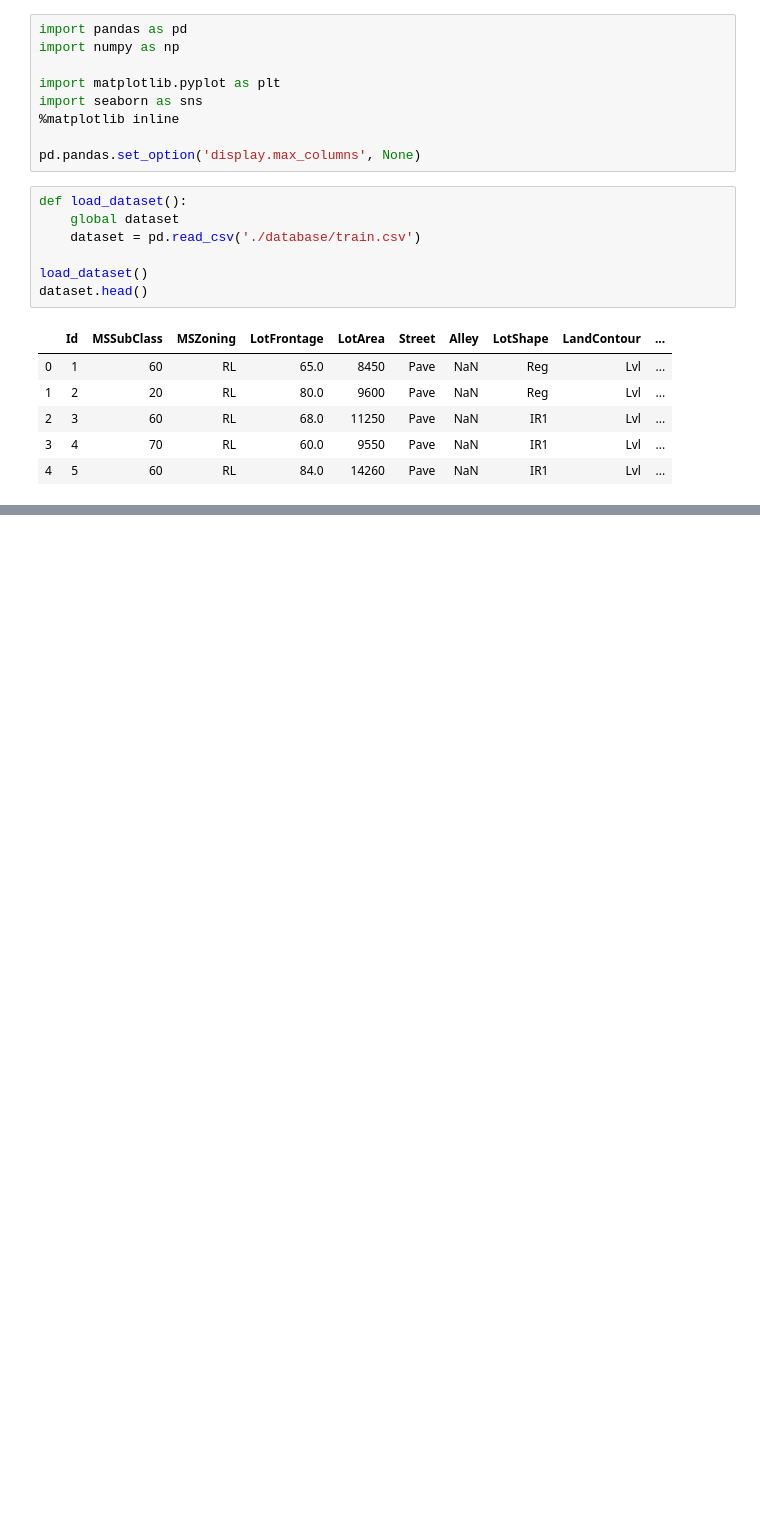
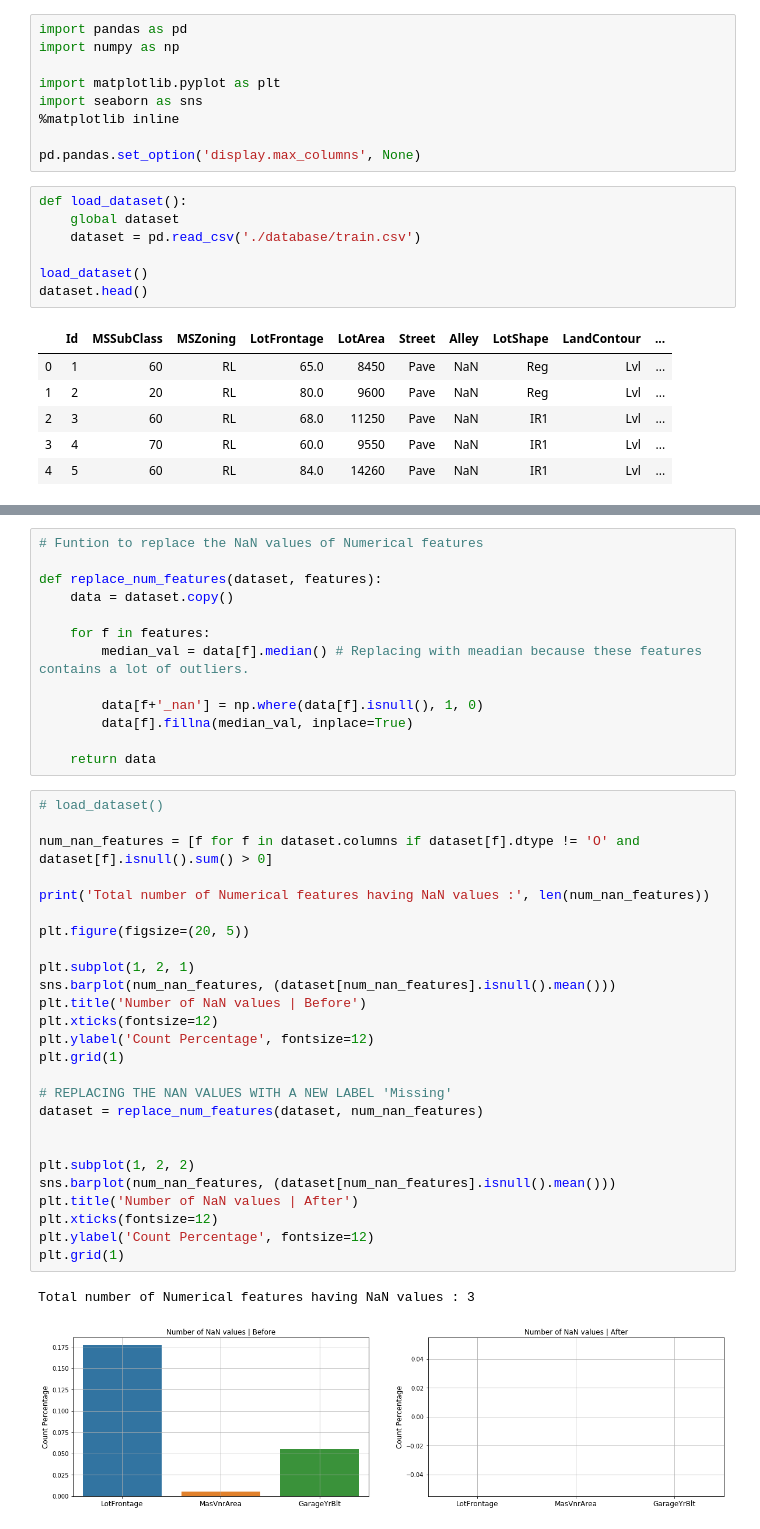
Before and after one commit to ParthikB/Data_Science, a Jupyter notebook: feature_eng.ipynb, the cells around one changed output, grey strips where cells are left out. Cells and saved outputs as stored; diff of their text form; blank space fills up the shorter version.

```diff
--- a/feature_eng.ipynb
+++ b/feature_eng.ipynb
@@ -64,0 +67,42 @@ TypeError: 'float' object cannot be interpreted as an integer
+# %%
+# Funtion to replace the NaN values of Numerical features
+
+def replace_num_features(dataset, features):
+    data = dataset.copy()
+
+    for f in features:
+        median_val = data[f].median() # Replacing with meadian because these features contains a lot of outliers.
+
+        data[f+'_nan'] = np.where(data[f].isnull(), 1, 0)
+        data[f].fillna(median_val, inplace=True)
+
+    return data
+# %%
+# load_dataset()
+
+num_nan_features = [f for f in dataset.columns if dataset[f].dtype != 'O' and dataset[f].isnull().sum() > 0]
+
+print('Total number of Numerical features having NaN values :', len(num_nan_features))
+
+plt.figure(figsize=(20, 5))
+
+plt.subplot(1, 2, 1)
+sns.barplot(num_nan_features, (dataset[num_nan_features].isnull().mean()))
+plt.title('Number of NaN values | Before')
+plt.xticks(fontsize=12)
+plt.ylabel('Count Percentage', fontsize=12)
+plt.grid(1)
+
+# REPLACING THE NAN VALUES WITH A NEW LABEL 'Missing'
+dataset = replace_num_features(dataset, num_nan_features)
+
+
+plt.subplot(1, 2, 2)
+sns.barplot(num_nan_features, (dataset[num_nan_features].isnull().mean()))
+plt.title('Number of NaN values | After')
+plt.xticks(fontsize=12)
+plt.ylabel('Count Percentage', fontsize=12)
+plt.grid(1)
+# %% [output]
+Total number of Numerical features having NaN values : 3
+[figure, added]
```
Also changed, not shown: parts of 5 cells of this notebook.
